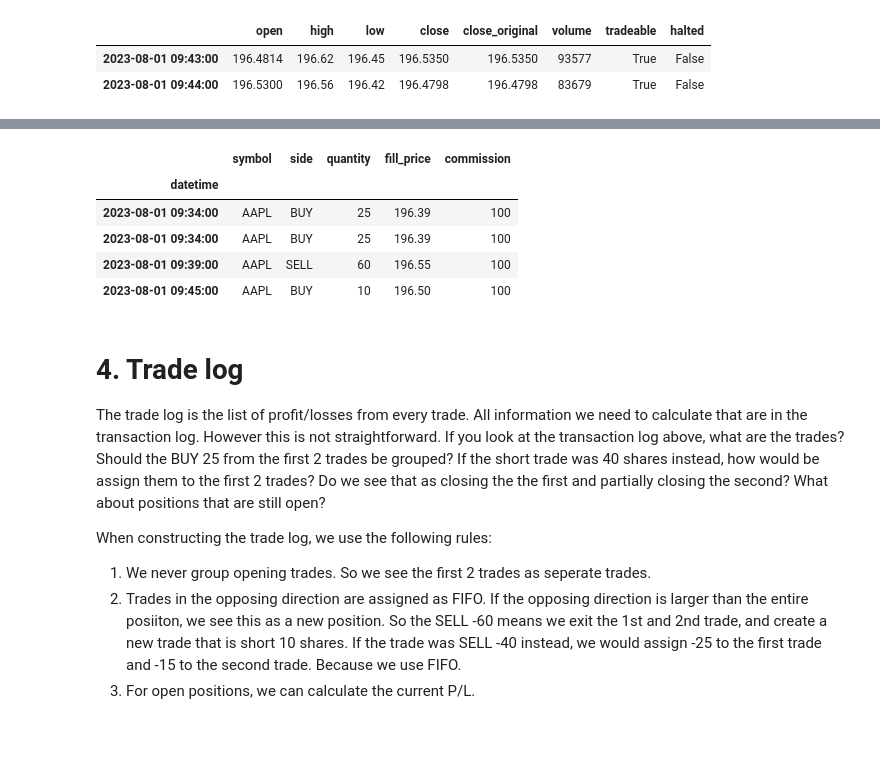
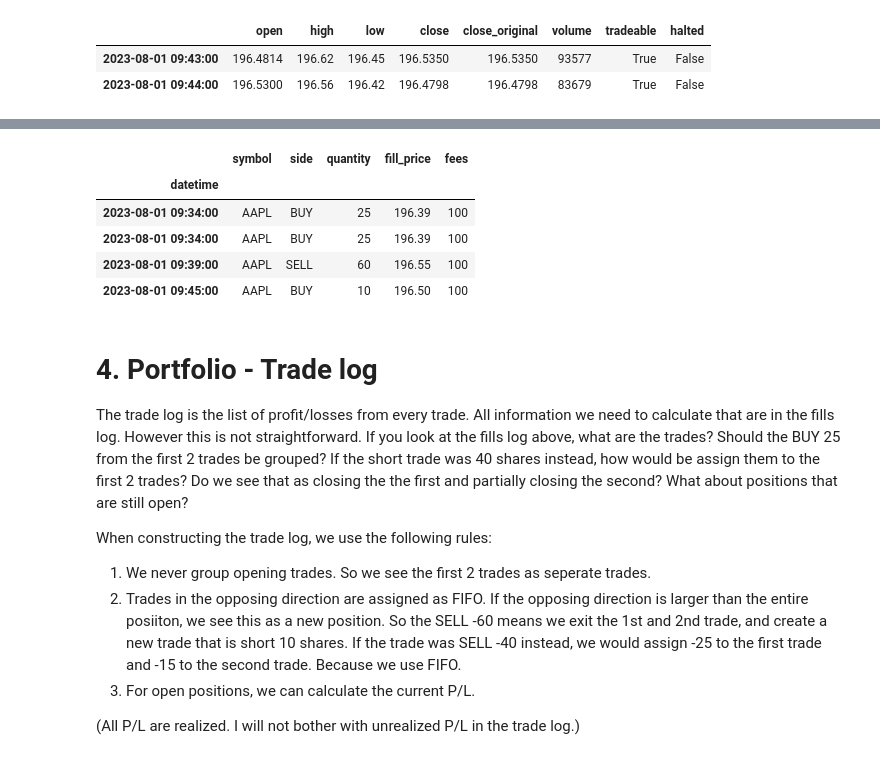
Before and after one commit to shinathan/QSExtended, a Jupyter notebook: _dissection.ipynb, the cells around one changed output, grey strips where cells are left out. Saved outputs shown, nothing was run; the diff lists cells and outputs as text; code cells hidden in the pictures.

```diff
--- a/_dissection.ipynb
+++ b/_dissection.ipynb
@@ -87,10 +88,10 @@ data_handler.get_latest_bars("AAPL", N=2)
 | 2023-08-01 09:33:00 | 196.05 | 196.1900 | 195.950 | 195.9658 | 195.9658 | 124321 | True | False |
 | 2023-08-01 09:34:00 | 195.95 | 196.3961 | 195.925 | 196.3900 | 196.3900 | 161667 | True | False |
 # %%
-fill = FillEvent(dt=datetime(2023, 8, 1, hour=9, minute=34), symbol="AAPL", side='BUY', quantity=25, fill_price=196.39, commission=100)
+fill = FillEvent(dt=datetime(2023, 8, 1, hour=9, minute=34), symbol="AAPL", side='BUY', quantity=25, fill_price=196.39, fees=100)
 portfolio.update_from_fill(fill)
 # %%
-fill = FillEvent(dt=datetime(2023, 8, 1, hour=9, minute=34), symbol="AAPL", side='BUY', quantity=25, fill_price=196.39, commission=100)
+fill = FillEvent(dt=datetime(2023, 8, 1, hour=9, minute=34), symbol="AAPL", side='BUY', quantity=25, fill_price=196.39, fees=100)
 portfolio.update_from_fill(fill)
 # %%
 portfolio.current_positions
@@ -118,7 +119,7 @@ data_handler.get_latest_bars("AAPL", N=2)
 | 2023-08-01 09:38:00 | 196.3950 | 196.49 | 196.3871 | 196.43 | 196.43 | 128663 | True | False |
 | 2023-08-01 09:39:00 | 196.4205 | 196.59 | 196.3700 | 196.55 | 196.55 | 235643 | True | False |
 # %%
-fill = FillEvent(dt=datetime(2023, 8, 1, hour=9, minute=39), symbol="AAPL", side='SELL', quantity=60, fill_price=196.55, commission=100)
+fill = FillEvent(dt=datetime(2023, 8, 1, hour=9, minute=39), symbol="AAPL", side='SELL', quantity=60, fill_price=196.55, fees=100)
 portfolio.update_from_fill(fill)
 # %%
 for i in range(5):
@@ -131,6 +132,6 @@ data_handler.get_latest_bars("AAPL", N=2)
 | 2023-08-01 09:44:00 | 196.5300 | 196.56 | 196.42 | 196.4798 | 196.4798 | 83679 | True | False |
 # %%
 data_handler.update_bars(datetime(2023, 8, 1, hour=9, minute=45))
-fill = FillEvent(dt=datetime(2023, 8, 1, hour=9, minute=45), symbol="AAPL", side='BUY', quantity=10, fill_price=196.50, commission=100)
+fill = FillEvent(dt=datetime(2023, 8, 1, hour=9, minute=45), symbol="AAPL", side='BUY', quantity=10, fill_price=196.50, fees=100)
 portfolio.update_from_fill(fill)
 portfolio.append_portfolio_log(dt=datetime(2023, 8, 1, hour=9, minute=45))
@@ -160,19 +160,21 @@ portfolio.create_df_from_holdings_log()
 # %%
-trade_log = pd.DataFrame(portfolio.transaction_log)
-trade_log.set_index('datetime', inplace=True)
-trade_log
+fills_log = pd.DataFrame(portfolio.fills_log)
+fills_log.set_index('datetime', inplace=True)
+fills_log
 # %% [output]
-|  | symbol | side | quantity | fill_price | commission |
+|  | symbol | side | quantity | fill_price | fees |
 | datetime |  |  |  |  |  |
 | 2023-08-01 09:34:00 | AAPL | BUY | 25 | 196.39 | 100 |
 | 2023-08-01 09:34:00 | AAPL | BUY | 25 | 196.39 | 100 |
 | 2023-08-01 09:39:00 | AAPL | SELL | 60 | 196.55 | 100 |
 | 2023-08-01 09:45:00 | AAPL | BUY | 10 | 196.50 | 100 |
 # %% [markdown]
-# 4. Trade log
-The trade log is the list of profit/losses from every trade. All information we need to calculate that are in the transaction log. However this is not straightforward. If you look at the transaction log above, what are the trades? Should the BUY 25 from the first 2 trades be grouped? If the short trade was 40 shares instead, how would be assign them to the first 2 trades? Do we see that as closing the the first and partially closing the second? What about positions that are still open?
+# 4. Portfolio - Trade log
+The trade log is the list of profit/losses from every trade. All information we need to calculate that are in the fills log. However this is not straightforward. If you look at the fills log above, what are the trades? Should the BUY 25 from the first 2 trades be grouped? If the short trade was 40 shares instead, how would be assign them to the first 2 trades? Do we see that as closing the the first and partially closing the second? What about positions that are still open?
 
 When constructing the trade log, we use the following rules:
 1. We never group opening trades. So we see the first 2 trades as seperate trades.
 2. Trades in the opposing direction are assigned as FIFO. If the opposing direction is larger than the entire posiiton, we see this as a new position. So the SELL -60 means we exit the 1st and 2nd trade, and create a new trade that is short 10 shares. If the trade was SELL -40 instead, we would assign -25 to the first trade and -15 to the second trade. Because we use FIFO.
 3. For open positions, we can calculate the current P/L.
+
+(All P/L are realized. I will not bother with unrealized P/L in the trade log.)
```
Also changed, not shown: parts of 19 cells of this notebook, 6 other files.
